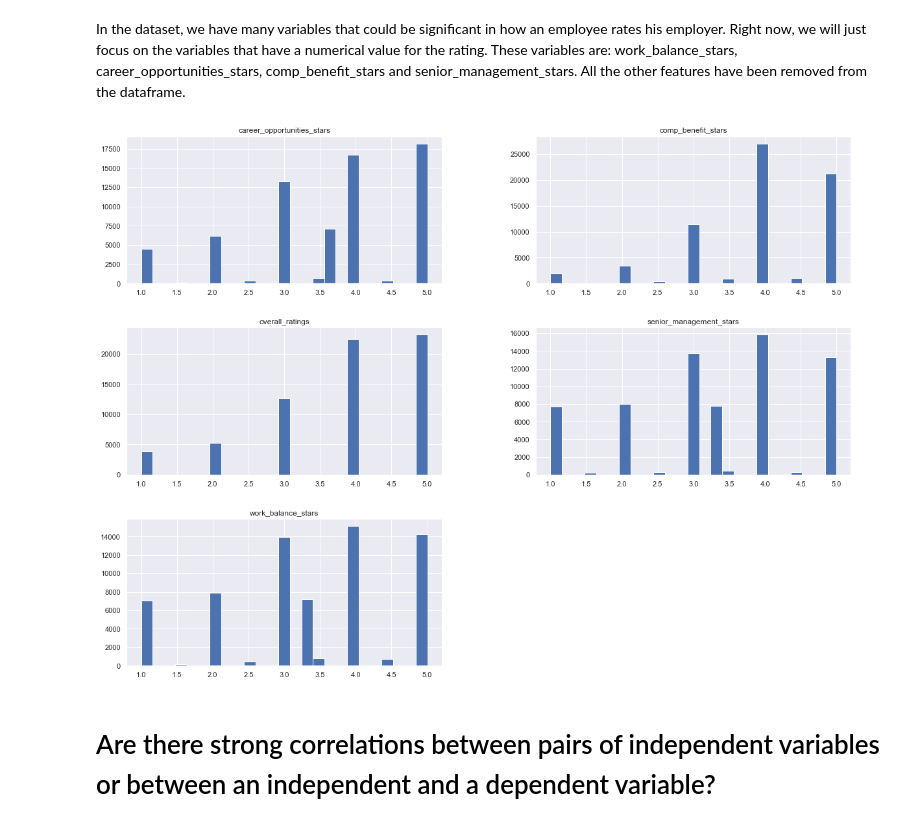
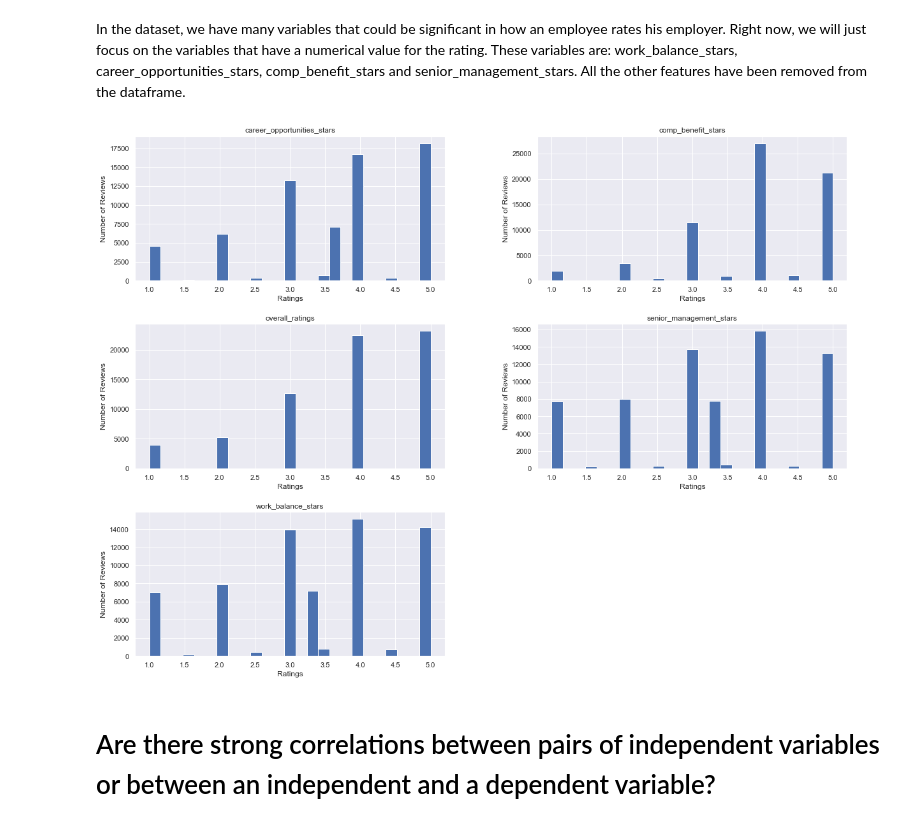
Before and after one commit to venustrip/Capstone-1, a Jupyter notebook: capstone1.ipynb, the cells around one changed output. Saved outputs shown, nothing was run; the diff lists cells and outputs as text; code cells hidden in the pictures.

```diff
--- a/capstone1.ipynb
+++ b/capstone1.ipynb
@@ -410,12 +410,16 @@ What are the various factors that influence the overall_ratings review an employ
 In the dataset, we have many variables that could be significant in how an employee rates his employer. Right now, we will just focus on the variables that have a numerical value for the rating. These variables are: work_balance_stars, career_opportunities_stars, comp_benefit_stars and senior_management_stars. All the other features have been removed from the dataframe.
 # %%
 # Create histograms for all numerical columns, set number of bins and size
-emp_df.hist(bins=25, figsize=(20,15))
+axarr = emp_df.hist(bins=25, figsize=(20,15))
+
+for ax in axarr.flatten():
+   ax.set_xlabel('Ratings')
+   ax.set_ylabel('Number of Reviews')
 
 # Show plot
 plt.show()
 # %% [output]
-[figure, old version]
+[figure, new version]
 # %% [markdown]
 # Are there strong correlations between pairs of independent variables or between an independent and a dependent variable?
 # %%
```
Also changed, not shown: parts of 29 cells of this notebook.
